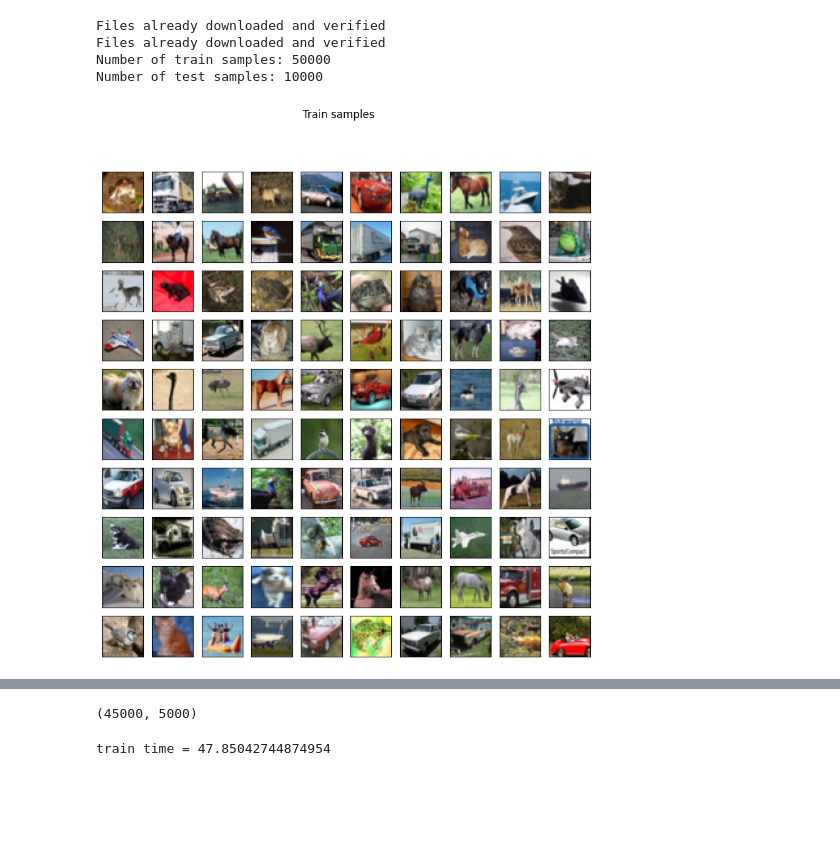
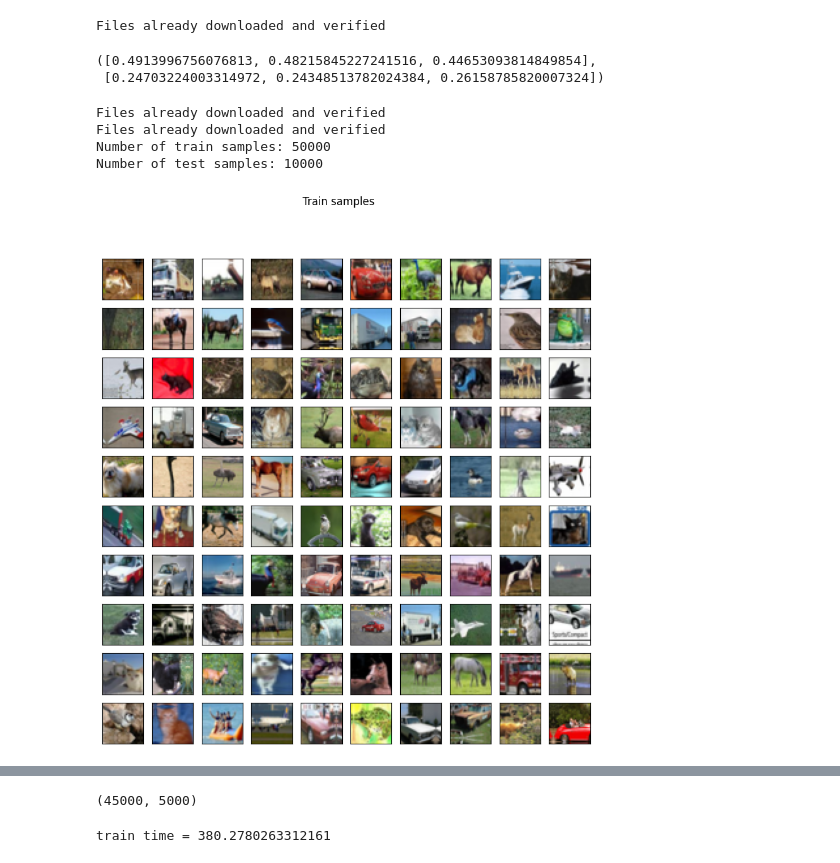
Before and after one commit to Rodimkov/deep-learning-course-practice-2023, a Jupyter notebook: 3822М1ПМвм/practical_work_1/KulandinDS/prac1.ipynb, the cells around one changed output, grey strips where cells are left out. Cells and saved outputs as stored; diff of their text form; code cells hidden in the pictures; blank space fills up the shorter version.

```diff
--- a/3822М1ПМвм/practical_work_1/KulandinDS/prac1.ipynb
+++ b/3822М1ПМвм/practical_work_1/KulandinDS/prac1.ipynb
@@ -7,41 +7,88 @@ import torch.utils.data
 import torch.nn
 import os
 from matplotlib import pyplot as plt
+# %%
+dir_name = os.getcwd()
+train_dataset = torchvision.datasets.CIFAR10(
+    root = dir_name, train = True, download = True,
+    transform = torchvision.transforms.ToTensor()
+)
+# %% [output]
+Files already downloaded and verified
+# %%
+chan = [[] for _ in range(3)]
+
+for image, label in train_dataset:
+    chan[0].append(image[0])
+    chan[1].append(image[1])
+    chan[2].append(image[2])
+
+chan[0] = torch.stack(chan[0])
+chan[1] = torch.stack(chan[1])
+chan[2] = torch.stack(chan[2])
+
+means = [chan[i].mean().item() for i in range(3)]
+stds = [chan[i].std().item() for i in range(3)]
+means, stds
+# %% [output]
+([0.4913996756076813, 0.48215845227241516, 0.44653093814849854],
+ [0.24703224003314972, 0.24348513782024384, 0.26158785820007324])
 # %%
 dir_name = os.getcwd()
+
+def denormal(image, means, stds):
+    means = torch.tensor(means).reshape(3, 1, 1)
+    stds = torch.tensor(stds).reshape(3, 1, 1)
+    return image * stds + means
 
 def show_images(images, title):
     num_showed_imgs_x = 10
     num_showed_imgs_y = 10
 
     figsize = (10, 10)
     fig, axes = plt.subplots(num_showed_imgs_y, num_showed_imgs_x, figsize = figsize)
     fig.suptitle(title)
     plt.setp(plt.gcf().get_axes(), xticks = [], yticks = [])
     for i, ax in enumerate(axes.flat):
-        img = images[i][0].numpy().transpose(1, 2, 0)
+        img = denormal(images[i][0], means, stds).numpy().transpose(1, 2, 0)
         ax.imshow(img, cmap = 'gray')
+
+train_transforms = torchvision.transforms.Compose(
+    [
+        torchvision.transforms.RandomCrop(32, padding=4, padding_mode='reflect'),
+        torchvision.transforms.RandomHorizontalFlip(),
+        torchvision.transforms.ToTensor(),
+        torchvision.transforms.Normalize(means, stds, inplace=True)
+    ]
+)
+
+test_transforms = torchvision.transforms.Compose(
+    [
+        torchvision.transforms.ToTensor(),
+        torchvision.transforms.Normalize(means, stds, inplace=True)
+    ]
+)
 
 train_dataset = torchvision.datasets.CIFAR10(
     root = dir_name, train = True, download = True,
-    transform = torchvision.transforms.ToTensor()
+    transform = train_transforms
 )
 test_dataset = torchvision.datasets.CIFAR10(
     root = dir_name, train = False, download = True,
-    transform = torchvision.transforms.ToTensor()
+    transform = test_transforms
 )
 
 print('Number of train samples: {}'.format(len(train_dataset)))
 show_images(train_dataset, 'Train samples')
 
 print('Number of test samples: {}'.format(len(test_dataset)))
 show_images(test_dataset, 'Test samples')
 # %% [output]
 Files already downloaded and verified
 Files already downloaded and verified
 Number of train samples: 50000
 Number of test samples: 10000
-[figure, old version]
+[figure, new version]
 [figure]
 # %%
 from torch.utils.data import random_split
@@ -332,12 +320,13 @@ def plot_history(history):
 # %%
-vgg_small_history = fit(
-    VGG_small(),
+resnet_history = fit(
+    ResNet(),
     torch.nn.CrossEntropyLoss(),
     torch.optim.Adam,
     0.001,
-    20,
+    60,
     train_data_loader,
     val_data_loader,
+    3
 )
 # %% [output]
-train time = 47.85042744874954
+train time = 380.2780263312161
```
Also changed, not shown: parts of 23 cells of this notebook, 1 other file.
